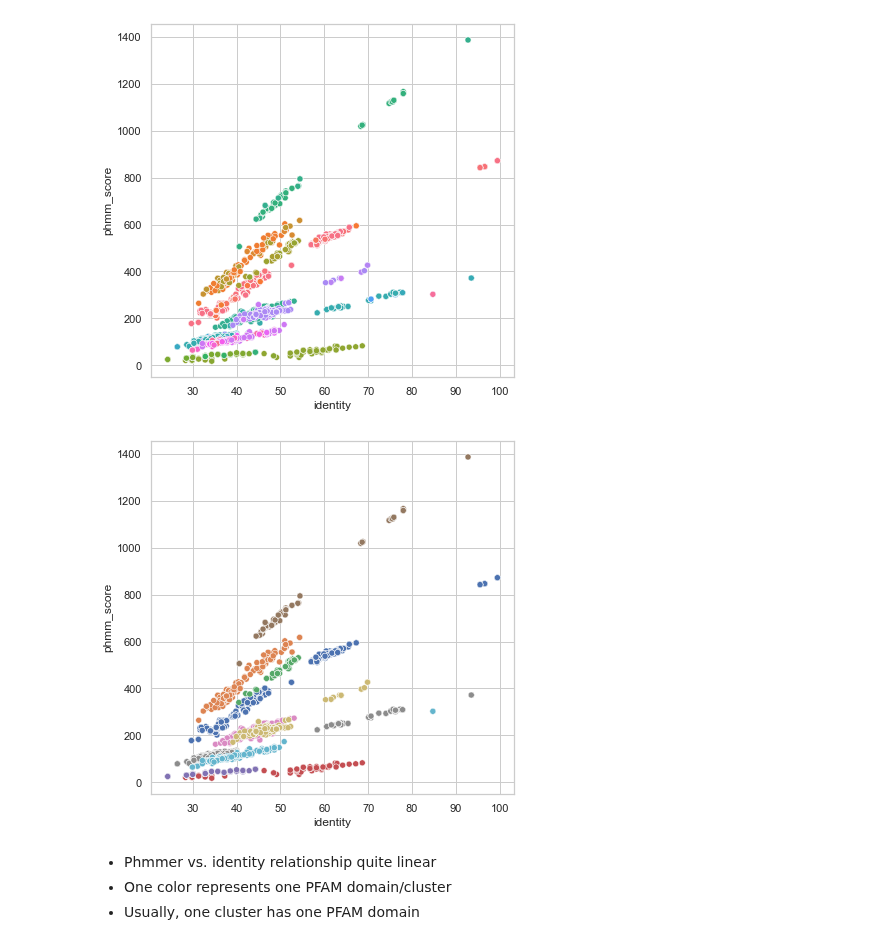
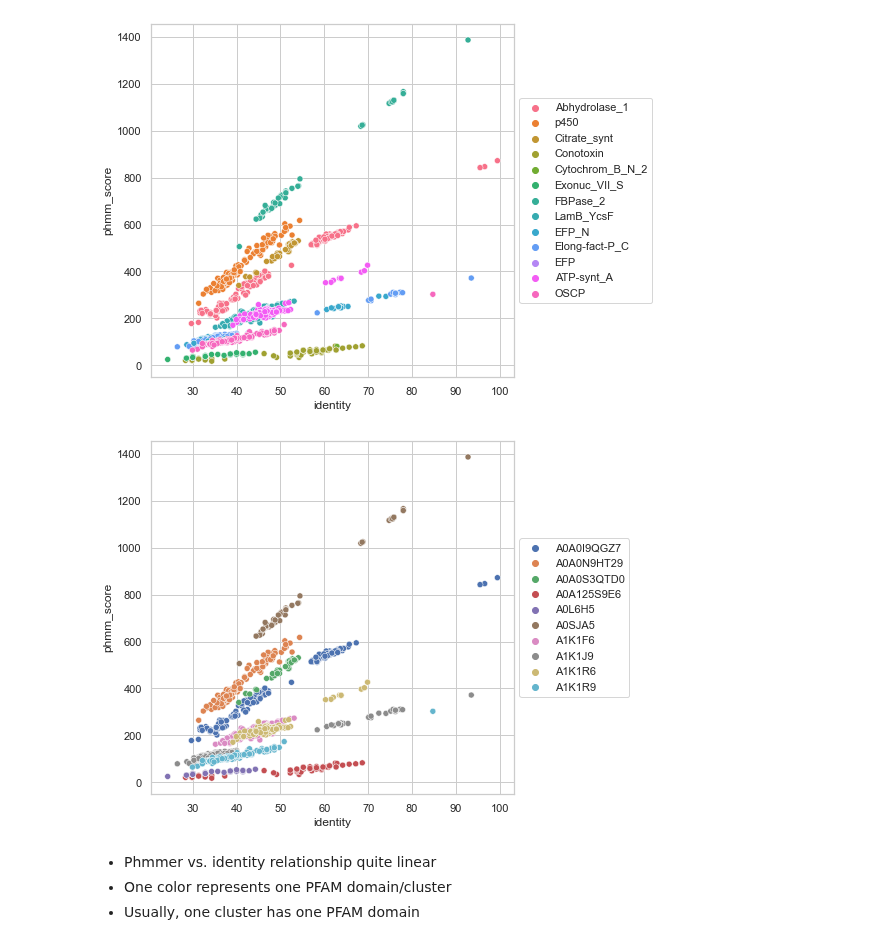
Before and after one commit to algbio/alignment-safety, a Jupyter notebook: pipeline/analysis/data.ipynb, the cells around one changed output. Saved outputs shown, nothing was run; the diff lists cells and outputs as text; code cells hidden in the pictures.

Commit message:
added legend to plots

```diff
--- a/pipeline/analysis/data.ipynb
+++ b/pipeline/analysis/data.ipynb
@@ -44,10 +44,10 @@ def read_identity(path, ref):
 def read_family(path):
     df = None
     try:
-        df = pd.read_csv(path, delimiter=r"\s+", comment="#", usecols=[0,2,4,5], header=None)
+        df = pd.read_csv(path, delimiter=r"\s+", comment="#", usecols=[0,2,4,5,6], header=None)
     except pd.errors.EmptyDataError:
-        return pd.DataFrame(columns=["family", "seq", "f_eval", "f_score"])
-    df.columns = ["family", "seq", "f_eval", "f_score"]
+        return pd.DataFrame(columns=["family", "seq", "f_eval", "f_score", "f_bias"])
+    df.columns = ["family", "seq", "f_eval", "f_score", "f_bias"]
     df["seq"] = clean_column_ids(df, "seq")
     #df.drop_duplicates(subset=["seq"], keep="first", inplace=True)
     df.set_index("seq", inplace=True)
@@ -100,11 +100,12 @@ def splot(df, x, y, hue=None, legend=True, ylog=False):
     if ax.get_legend() and not legend:
         ax.get_legend().remove()
 # %%
-splot(data, "identity", "phmm_score", hue="family", legend=False)
-splot(data, "identity", "phmm_score", hue="reference", legend=False)
+temp = data.reset_index().drop_duplicates(subset="index", keep="first").set_index("index")
+splot(temp, "identity", "phmm_score", hue="family")
+splot(temp, "identity", "phmm_score", hue="reference")
 # %% [output]
-[figure, old version]
+[figure, new version]
-[figure, old version]
+[figure, new version]
 # %% [markdown]
 - Phmmer vs. identity relationship quite linear
 - One color represents one PFAM domain/cluster
```
Also changed, not shown: parts of 4 cells of this notebook.
